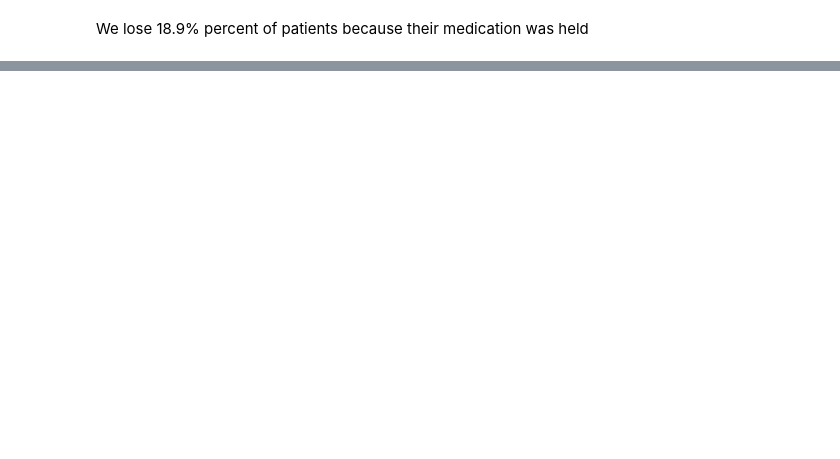
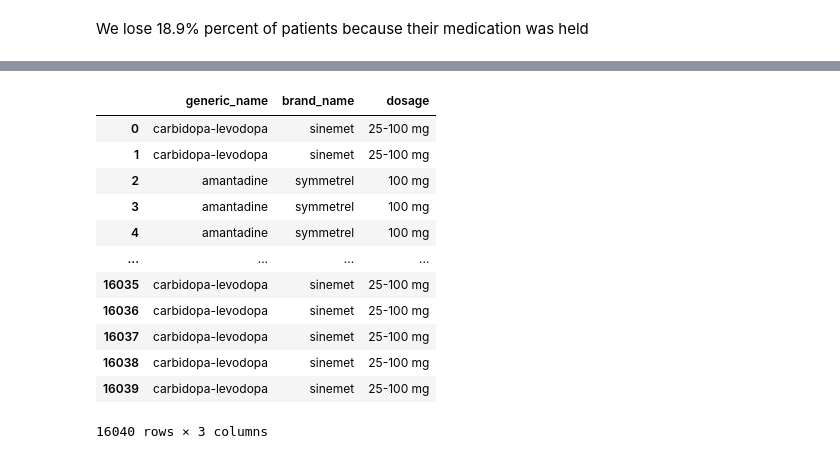
Before and after one commit to rdiazrincon/motor_fluctuations_pd, a Jupyter notebook: motor_fluctuations_pd.ipynb, the cells around one changed output, grey strips where cells are left out. Cells and saved outputs as stored; diff of their text form; code cells hidden in the pictures; blank space fills up the shorter version.

```diff
--- a/motor_fluctuations_pd.ipynb
+++ b/motor_fluctuations_pd.ipynb
@@ -1762,0 +1832,16 @@ led_df
+# %%
+pd_data
+# %% [output]
+|  | generic_name | brand_name | dosage |
+| 0 | carbidopa-levodopa | sinemet | 25-100 mg |
+| 1 | carbidopa-levodopa | sinemet | 25-100 mg |
+| 2 | amantadine | symmetrel | 100 mg |
+| 3 | amantadine | symmetrel | 100 mg |
+| 4 | amantadine | symmetrel | 100 mg |
+| ... | ... | ... | ... |
+| 16035 | carbidopa-levodopa | sinemet | 25-100 mg |
+| 16036 | carbidopa-levodopa | sinemet | 25-100 mg |
+| 16037 | carbidopa-levodopa | sinemet | 25-100 mg |
+| 16038 | carbidopa-levodopa | sinemet | 25-100 mg |
+| 16039 | carbidopa-levodopa | sinemet | 25-100 mg |
+16040 rows × 3 columns
```
Also changed, not shown: parts of 27 cells of this notebook.
